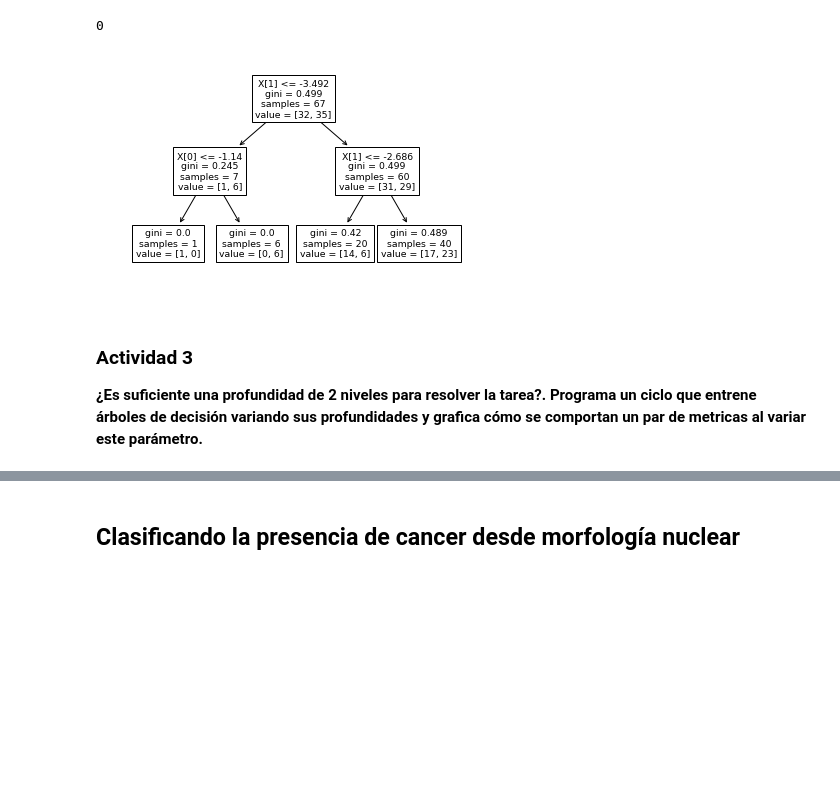
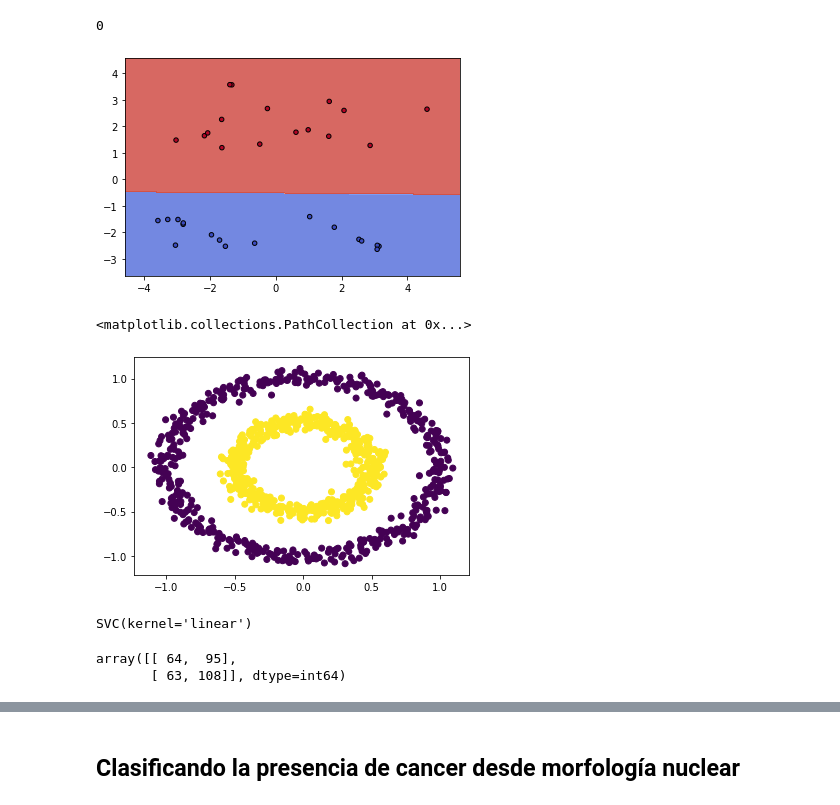
Before and after one commit to Barbie2401/mlb, a Jupyter notebook: 2-classification.ipynb, the cells around one changed output, grey strips where cells are left out. Drawn from its saved outputs; the diff is of its cells as text; code cells hidden in the pictures; blank space fills up the shorter version.

```diff
--- a/2-classification.ipynb
+++ b/2-classification.ipynb
@@ -237,0 +209,6 @@ array([[ 6, 12],
+# %%
+svm = sklearn.svm.SVC(kernel="linear") # Instanciamos nuestro perceptrón
+svm.fit(
+    simplest_features_train,
+    simplest_label_train
+) # Ajustamos el perceptrón con los datos de entrenamiento
@@ -240,10 +228,2 @@ accuracy(t_cm)
 # %% [output]
 0
-# %%
-sklearn.tree.plot_tree(t) # Graficamos el árbol de decisión
-plt.show()
-# %% [output]
-[figure, removed]
-# %% [markdown]
-### Actividad 3
-**¿Es suficiente una profundidad de 2 niveles para resolver la tarea?. Programa un ciclo que entrene árboles de decisión variando sus profundidades y grafica cómo se comportan un par de metricas al variar este parámetro.**
@@ -253,0 +230,21 @@ for depth in range(15):
+# %%
+def make_meshgrid(x, y, h=.02):
+    x_min, x_max = x.min() - 1, x.max() + 1
+    y_min, y_max = y.min() - 1, y.max() + 1
+    xx, yy = np.meshgrid(np.arange(x_min, x_max, h), np.arange(y_min, y_max, h))
+    return xx, yy
+
+def plot_contours(ax, clf, xx, yy, **params):
+    Z = clf.predict(np.c_[xx.ravel(), yy.ravel()])
+    Z = Z.reshape(xx.shape)
+    out = ax.contourf(xx, yy, Z, **params)
+    return out
+# %%
+fig, ax = plt.subplots()
+X0, X1 = simplest_features_test.x1, simplest_features_test.x2
+xx, yy = make_meshgrid(X0, X1)
+plot_contours(ax, svm, xx, yy, cmap=plt.cm.coolwarm, alpha=0.8)
+ax.scatter(X0, X1, c=simplest_label_test, cmap=plt.cm.coolwarm, s=20, edgecolors='k')
+plt.show()
+# %% [output]
+[figure, added]
@@ -253,0 +253,9 @@ for depth in range(15):
+# %%
+plt.scatter(
+    circles.x1,
+    circles.x2,
+    c = circles.y # Pintamos nuestros puntos según la etiqueta que tengan
+)
+# %% [output]
+<matplotlib.collections.PathCollection at 0x...>
+[figure, added]
@@ -253,0 +272,17 @@ for depth in range(15):
+# %%
+svm1 = sklearn.svm.SVC(kernel="linear") # Instanciamos nuestra SVM con kernel lineal
+svm1.fit(
+    circles_features_train,
+    circles_label_train
+) # Ajustamos la svm con los datos de entrenamiento
+# %% [output]
+SVC(kernel='linear')
+# %%
+svm1_cm = sklearn.metrics.confusion_matrix(
+    circles_label_test, # Etiquetas reales del conjunto de prueba
+    svm1.predict(circles_features_test) # Etiquetas predichas por el modelo
+)
+svm1_cm
+# %% [output]
+array([[ 64,  95],
+       [ 63, 108]], dtype=int64)
```
Also changed, not shown: parts of 23 cells of this notebook, 1 other file.
